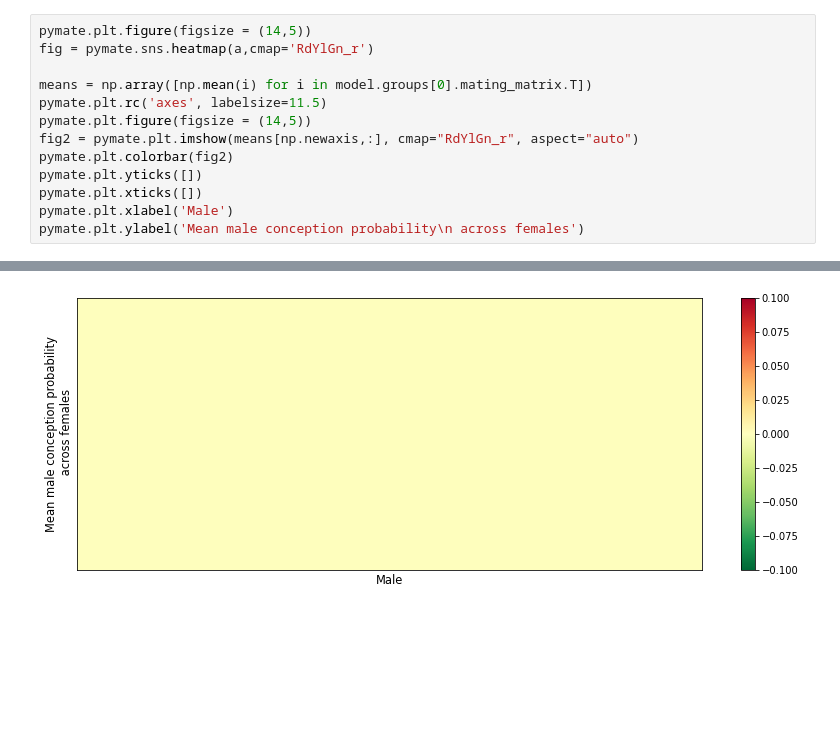
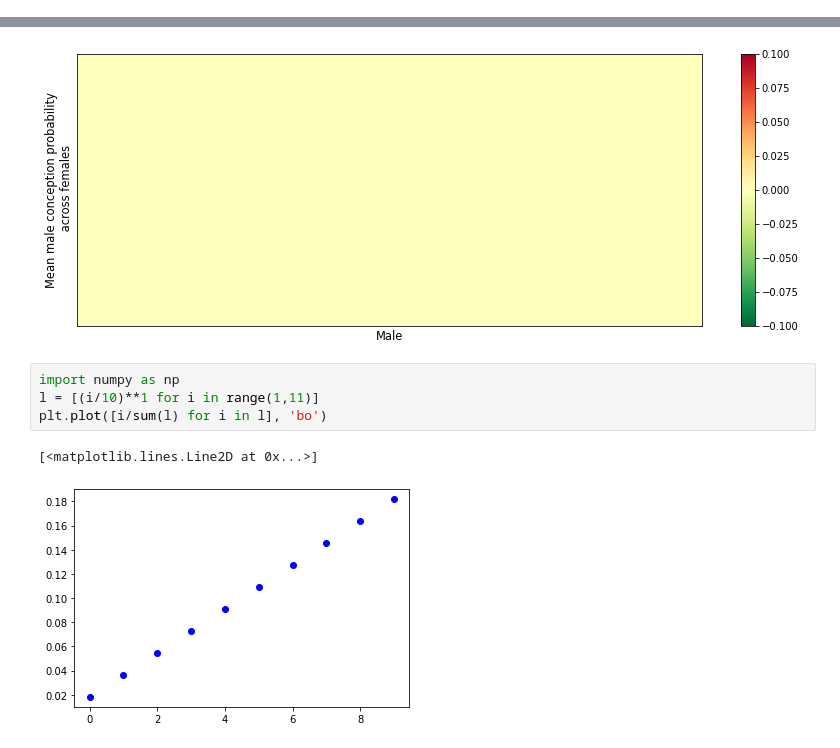
Before and after one commit to kevinrosenfield/FertilitySignalsABM, a Jupyter notebook: pymate_tests.ipynb, the cells around one changed output, grey strips where cells are left out. Drawn from its saved outputs; the diff is of its cells as text; blank space fills up the shorter version.

```diff
--- a/pymate_tests.ipynb
+++ b/pymate_tests.ipynb
@@ -44,13 +90,0 @@ model.groups[0].female_data
-# %%
-pymate.plt.figure(figsize = (14,5))
-fig = pymate.sns.heatmap(a,cmap='RdYlGn_r')
-
-means = np.array([np.mean(i) for i in model.groups[0].mating_matrix.T])
-pymate.plt.rc('axes', labelsize=11.5)
-pymate.plt.figure(figsize = (14,5))
-fig2 = pymate.plt.imshow(means[np.newaxis,:], cmap="RdYlGn_r", aspect="auto")
-pymate.plt.colorbar(fig2)
-pymate.plt.yticks([])
-pymate.plt.xticks([])
-pymate.plt.xlabel('Male')
-pymate.plt.ylabel('Mean male conception probability\n across females')
@@ -72,3 +102,10 @@ pymate.plt.ylabel('Mean male conception probability\n across females')
 # %% [output]
 Text(0, 0.5, 'Mean male conception probability\n across females')
 [figure]
+# %%
+import numpy as np
+l = [(i/10)**1 for i in range(1,11)]
+plt.plot([i/sum(l) for i in l], 'bo')
+# %% [output]
+[<matplotlib.lines.Line2D at 0x...>]
+[figure, added]
```
Also changed, not shown: parts of 13 cells of this notebook, 2 other files.
